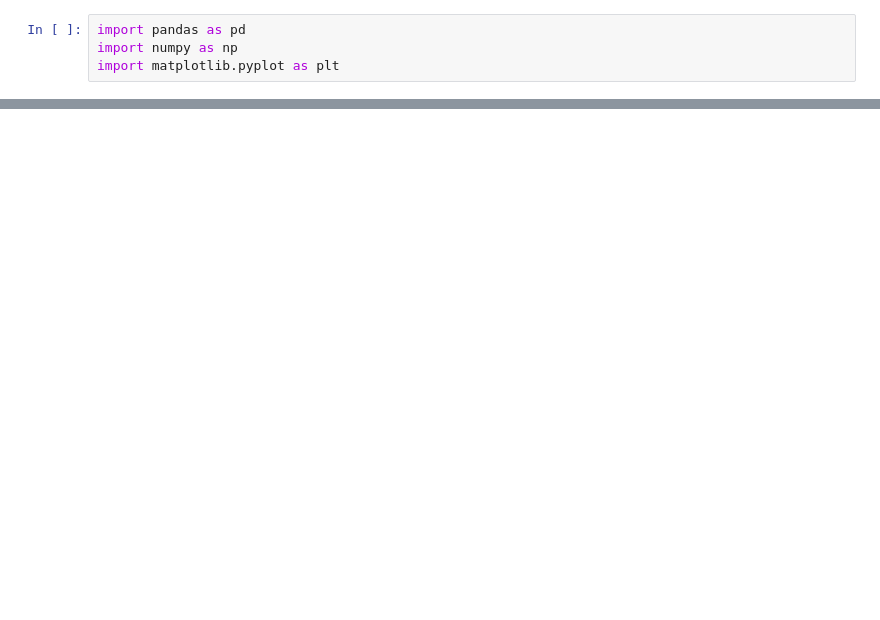
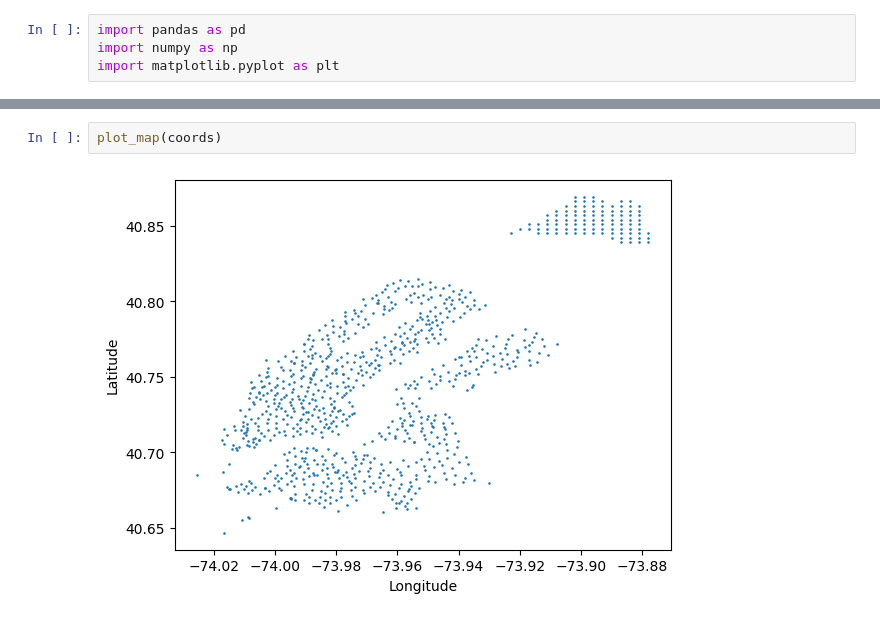
Before and after one commit to AlexisVandenHeede/IntroBA, a Jupyter notebook: report.ipynb, the cells around one changed output, grey strips where cells are left out. Drawn from its saved outputs; the diff is of its cells as text; blank space fills up the shorter version.

```diff
--- a/report.ipynb
+++ b/report.ipynb
@@ -56,0 +78,4 @@ df.head()
+# %%
+plot_map(coords)
+# %% [output]
+[figure, added]
```
Also changed, not shown: parts of 18 cells of this notebook, 1 other file.
